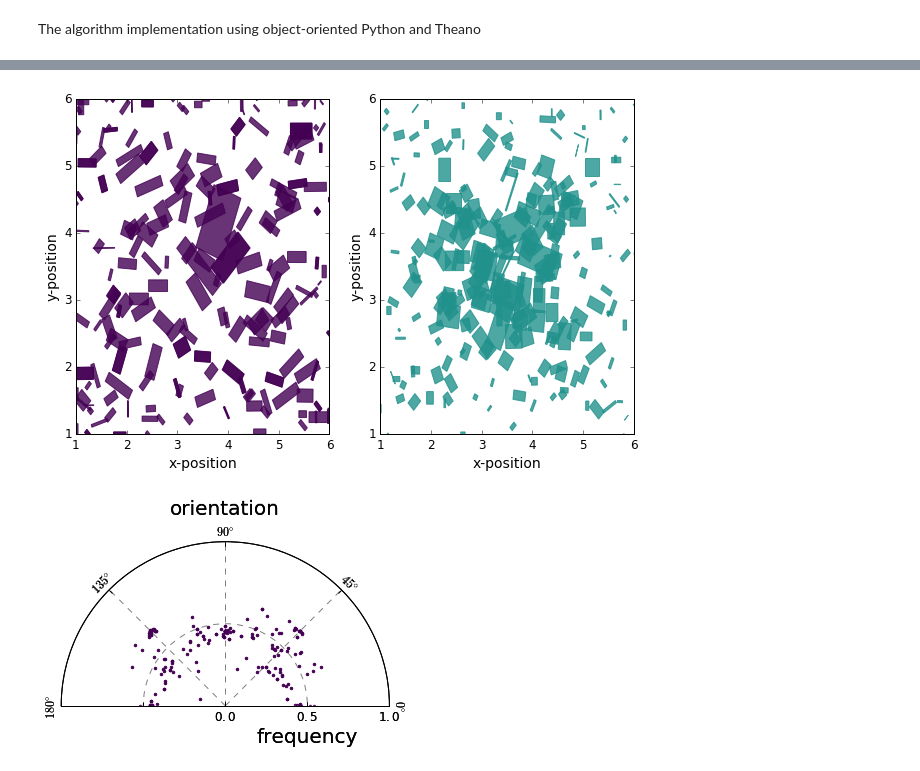
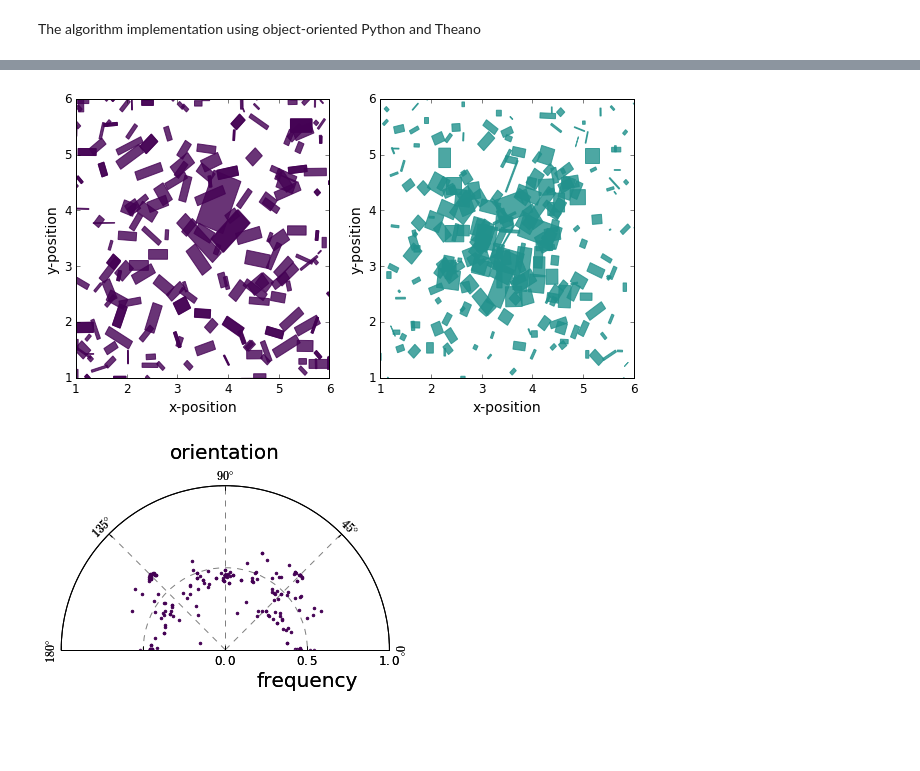
Before and after one commit to JesseLivezey/oc_ica, a Jupyter notebook: improving_feature_extraction.ipynb, the cells around one changed output, grey strips where cells are left out. Saved outputs shown, nothing was run; the diff lists cells and outputs as text; code cells hidden in the pictures; blank space fills up the shorter version.

```diff
--- a/improving_feature_extraction.ipynb
+++ b/improving_feature_extraction.ipynb
@@ -45,3 +43,6 @@ images = loadmat('IMAGES_RAW.mat')['IMAGESr']
+# %%
+with File('IMAGES_RAW.h5','r') as f:
+    images = f['IMAGESr'].value
 # %% [markdown]
 We performa a visual inspection of the dataset. Here, we just plot one image.
 # %%
@@ -668,13 +651,13 @@ with File('Gabor_parameters.h5','r') as f:
     params_l2 = f['params_l2'].value
     params_l4 = f['params_l4'].value
 # %%
-fig  = plt.figure(figsize=(10,6))
+fig  = plt.figure(figsize=(10,5))
 ax1 = fig.add_subplot(121)
-vz.plot_GaborFit_xy(params_l2,figsize=(5,5),color=.0,ax=ax1)
+plot_GaborFit_xy(params_l2,figsize=(5,5),color=.0,ax=ax1)
 ax2 = fig.add_subplot(122)
-vz.plot_GaborFit_xy(params_l4,figsize=(5,5),color=.5,ax=ax2)
+plot_GaborFit_xy(params_l4,figsize=(5,5),color=.5,ax=ax2)
 # %% [output]
-[figure, old version]
+[figure, new version]
 # %%
 plot_GaborFit_polar(params_l2,figsize=(6,6),color=.0)
 plot_GaborFit_polar(params_l4,figsize=(6,6),color=.5)
```
Also changed, not shown: parts of 9 cells of this notebook.
